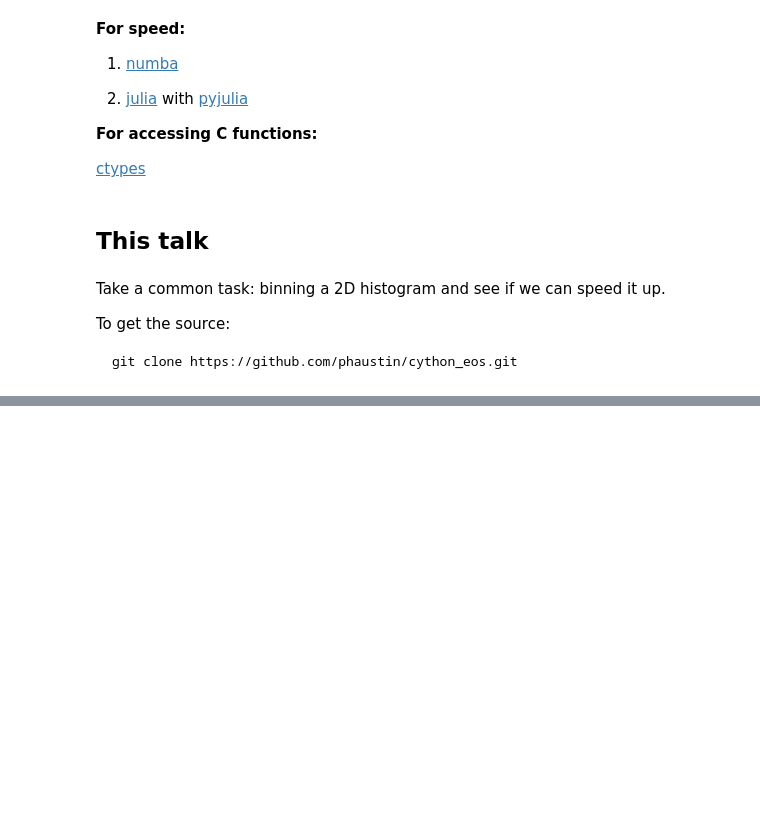
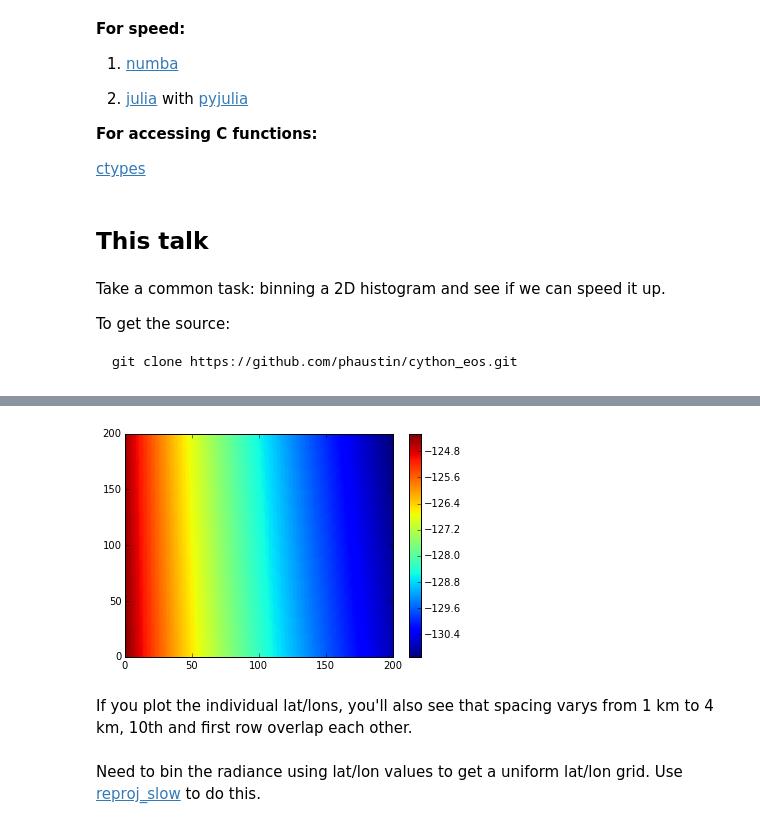
Before and after one commit to phaustin/cython_eos, a Jupyter notebook: cython_intro.ipynb, the cells around one changed output, grey strips where cells are left out. Drawn from its saved outputs; the diff is of its cells as text; code cells hidden in the pictures; blank space fills up the shorter version.

```diff
--- a/cython_intro.ipynb
+++ b/cython_intro.ipynb
@@ -64,0 +104,12 @@ downloaded 40 Mbytes
+# %%
+fig,ax=plt.subplots(1,1)
+the_image=ax.pcolormesh(lons)
+cb=fig.colorbar(the_image)
+# %% [output]
+[figure, added]
+# %% [markdown]
+If you plot the individual lat/lons, you'll also see that spacing varys from 1 km to 4 km, 10th and
+first row overlap each other.
+# %% [markdown]
+Need to bin the radiance using lat/lon values to get a uniform lat/lon grid.
+Use [reproj_slow](https://github.com/phaustin/cython_eos/blob/83fb7cf22428d4e3a5ae26b085b3b16e652899c5/satellite_plot.py#L41-L64) to do this.
```
Also changed, not shown: parts of 18 cells of this notebook, 2 other files.
